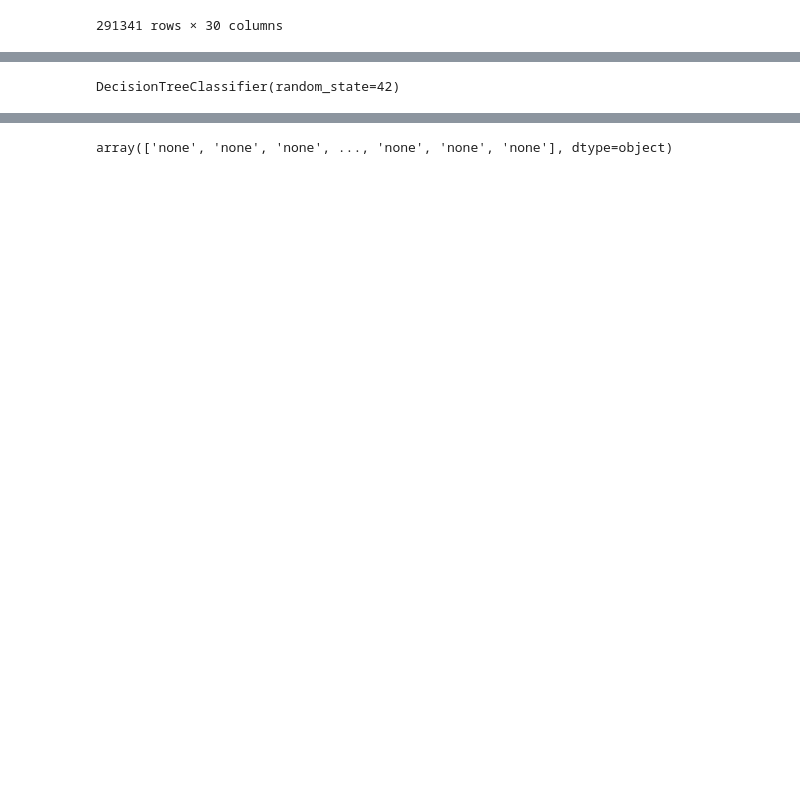
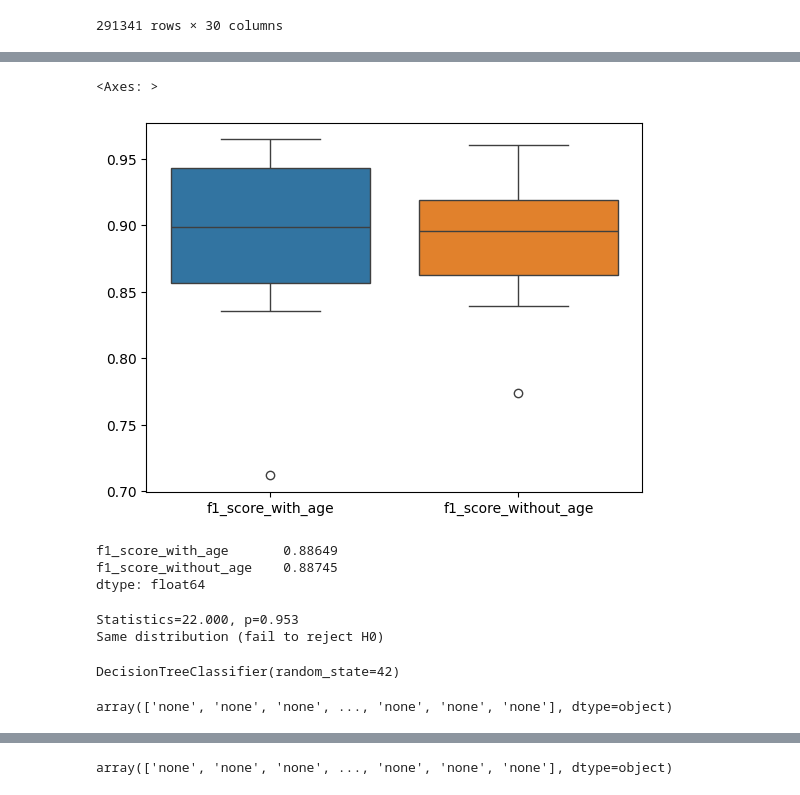
Before and after one commit to NamaWho/idiot, a Jupyter notebook: coap-actuator/ml/ml.ipynb, the cells around one changed output, grey strips where cells are left out. Cells and saved outputs as stored; diff of their text form; code cells hidden in the pictures; blank space fills up the shorter version.

Commit message:
model with less features

```diff
--- a/coap-actuator/ml/ml.ipynb
+++ b/coap-actuator/ml/ml.ipynb
@@ -37,0 +73,2 @@ data
+# %%
+data.drop(columns=['model', 'machineID'], inplace=True)
@@ -64,0 +181,4 @@ clf = DecisionTreeClassifier(random_state=42)
+# %%
+# Create a data frame with the scores
+scores_df = pd.DataFrame(scores, columns=['f1_score_with_age'])
+scores_df
@@ -64,0 +197,26 @@ clf = DecisionTreeClassifier(random_state=42)
+# %%
+# Remove the age column and repeat the cross-validation
+df_noAge = data.drop(columns=['age'])
+
+scores = []
+
+# Get the target column
+target = df_noAge.failure
+
+df = df_noAge.drop(columns='failure')
+
+for train_index, test_index in tscv.split(data):
+    print("TRAIN:", train_index, "TEST:", test_index)
+
+    X_train, X_test = df.drop(columns='datetime').iloc[train_index], df.drop(columns='datetime').iloc[test_index]
+
+    y_train, y_test = target.iloc[train_index], target.iloc[test_index]
+
+    # Train a model on the training data and evaluate it on the test data
+    clf.fit(X_train, y_train)
+    y_pred = clf.predict(X_test)
+
+    # use the f-measure as a metric
+    scores.append(f1_score(y_test, y_pred, average='macro'))
+
+print(scores)
@@ -64,0 +235,4 @@ clf = DecisionTreeClassifier(random_state=42)
+# %%
+# Add the scores to the data frame
+scores_df['f1_score_without_age'] = scores
+scores_df
@@ -64,0 +251,38 @@ clf = DecisionTreeClassifier(random_state=42)
+# %%
+# Import matplotlib
+import matplotlib.pyplot as plt
+
+# Import seaborn
+import seaborn as sns
+
+# Create a boxplot
+sns.boxplot(data=scores_df)
+# %% [output]
+<Axes: >
+[figure, added]
+# %%
+# Print the mean of the f1 scores for each feature set
+print(scores_df.mean())
+# %% [output]
+f1_score_with_age       0.88649
+f1_score_without_age    0.88745
+dtype: float64
+# %%
+# Perform Wilcoxon signed-rank test
+from scipy.stats import wilcoxon
+
+# Perform the test
+stat, p = wilcoxon(scores_df['f1_score_with_age'], scores_df['f1_score_without_age'])
+
+# Print the results
+print('Statistics=%.3f, p=%.3f' % (stat, p))
+
+# Interpret the results
+alpha = 0.05
+if p > alpha:
+    print('Same distribution (fail to reject H0)')
+else:
+    print('Different distribution (reject H0)')
+# %% [output]
+Statistics=22.000, p=0.953
+Same distribution (fail to reject H0)
@@ -72,0 +307,4 @@ test_y = data.loc[data['datetime'] > first_test_date, 'failure']
+# %%
+y_predicted
+# %% [output]
+array(['none', 'none', 'none', ..., 'none', 'none', 'none'], dtype=object)
```
Also changed, not shown: parts of 35 cells of this notebook, 1 other file.
